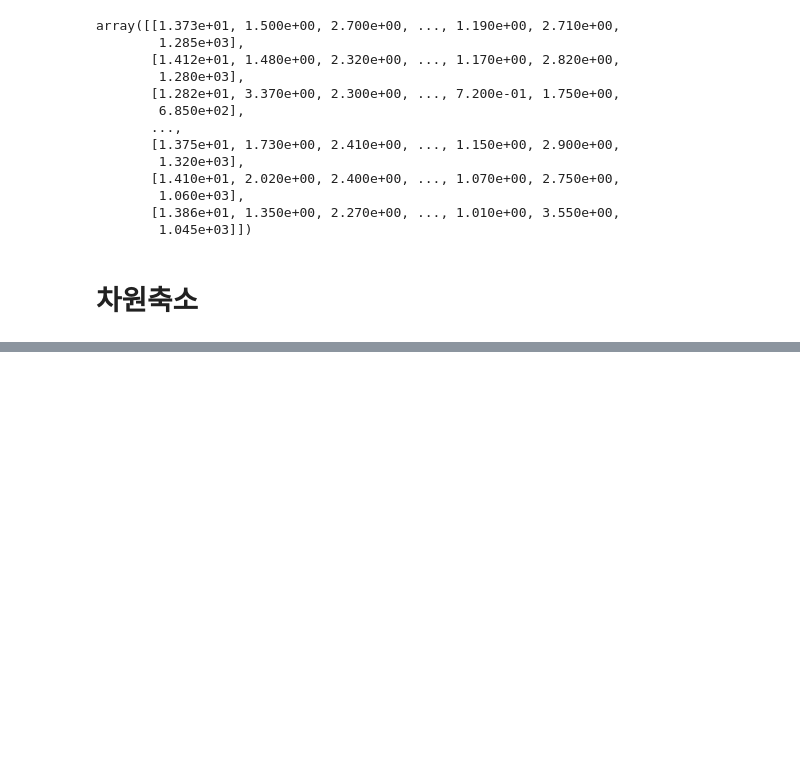
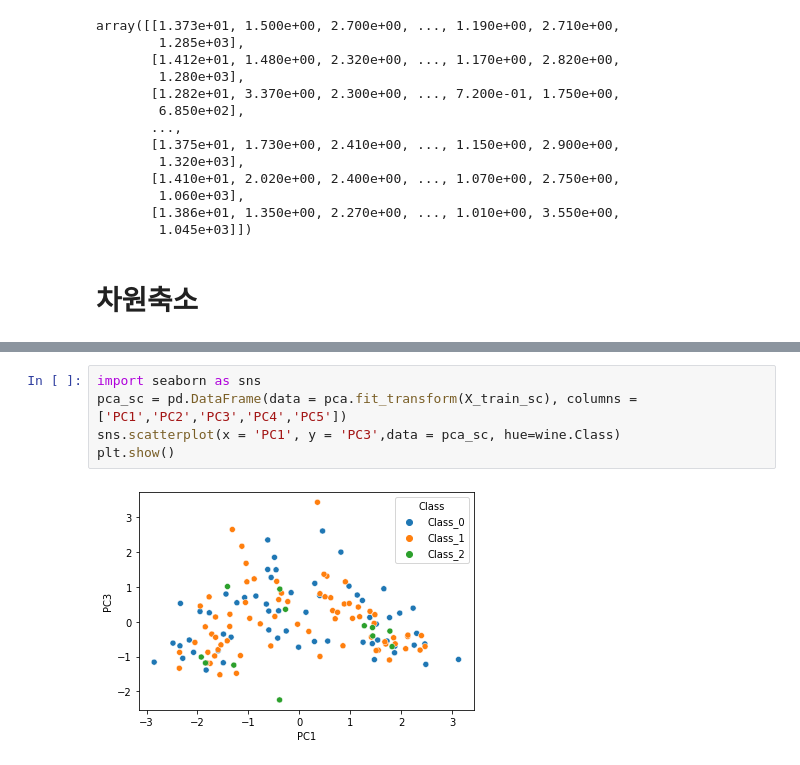
Before and after one commit to xper100/study_room, a Jupyter notebook: adp_practice/Data_Featuring.ipynb, the cells around one changed output, grey strips where cells are left out. Cells and saved outputs as stored; diff of their text form; blank space fills up the shorter version.

```diff
--- a/adp_practice/Data_Featuring.ipynb
+++ b/adp_practice/Data_Featuring.ipynb
@@ -196,0 +220,7 @@ array([[1.373e+01, 1.500e+00, 2.700e+00, ..., 1.190e+00, 2.710e+00,
+# %%
+import seaborn as sns
+pca_sc = pd.DataFrame(data = pca.fit_transform(X_train_sc), columns = ['PC1','PC2','PC3','PC4','PC5'])
+sns.scatterplot(x = 'PC1', y = 'PC3',data = pca_sc, hue=wine.Class)
+plt.show()
+# %% [output]
+[figure, added]
```
Also changed, not shown: parts of 3 cells of this notebook.
